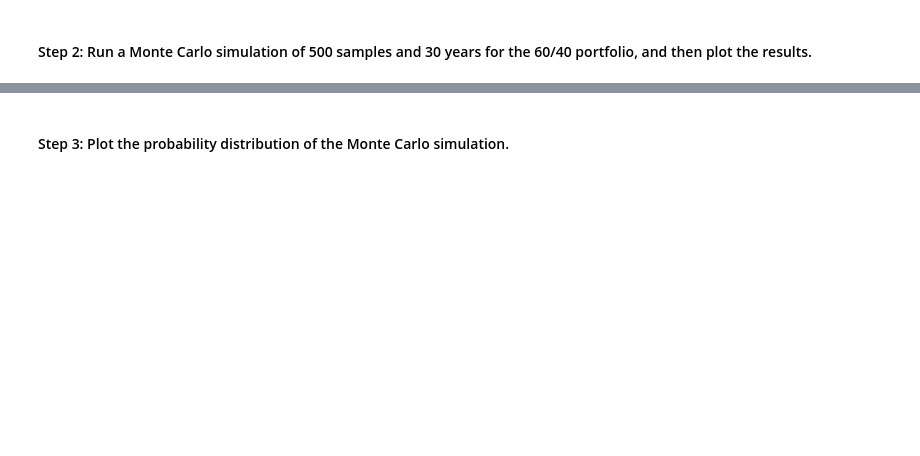
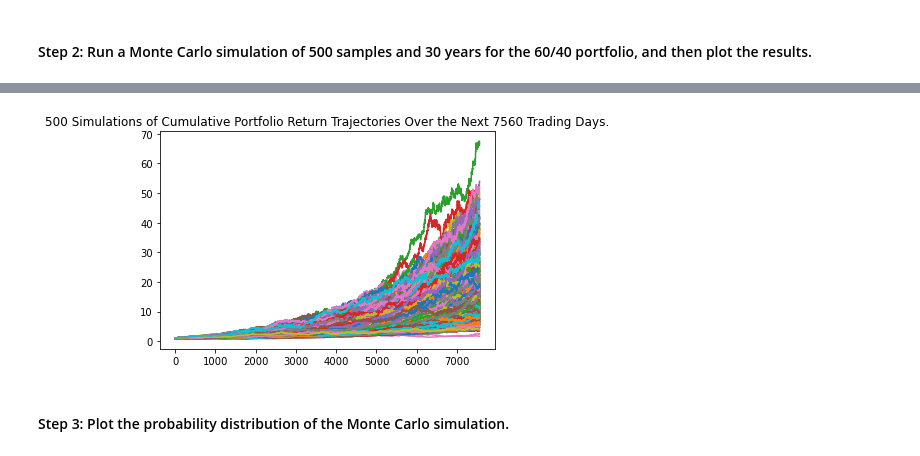
Before and after one commit to lindseyhardouin/Challenge_5, a Jupyter notebook: financial_planning_tools.ipynb, the cells around one changed output, grey strips where cells are left out. Drawn from its saved outputs; the diff is of its cells as text; code cells hidden in the pictures; blank space fills up the shorter version.

Commit message:
Create a Monte Carlo Simulation.

```diff
--- a/financial_planning_tools.ipynb
+++ b/financial_planning_tools.ipynb
@@ -483,19 +484,30 @@ In this section, you’ll use the MCForecastTools library to create a Monte Carl
 # %%
 # Set start and end dates of 3 years back from your current date
 # Alternatively, you can use an end date of 2020-08-07 and work 3 years back from that date
-# YOUR CODE HERE
-# YOUR CODE HERE
+
+start_date = pd.Timestamp("2018-10-22", tz="America/New_York").isoformat()
+end_date = pd.Timestamp("2021-10-22", tz="America/New_York").isoformat()
+
 
 # Set number of rows to 1000 to retrieve the maximum amount of rows
-# YOUR CODE HERE
+
+limit_rows = 1000
 # %%
 # Use the Alpaca get_barset function to make the API call to get the 3 years worth of pricing data
 # The tickers and timeframe parameters should have been set in Part 1 of this activity
 # The start and end dates should be updated with the information set above
 # Remember to add the df property to the end of the call so the response is returned as a DataFrame
-# YOUR CODE HERE
+
+historical_prices_df = alpaca.get_barset(
+    tickers,
+    timeframe,
+    start=start_date,
+    end=end_date,
+    limit=limit_rows
+).df
 
 
 # Display both the first and last five rows of the DataFrame
-# YOUR CODE HERE
-# YOUR CODE HERE
+
+display(historical_prices_df.head())
+display(historical_prices_df.tail())
@@ -505,7 +534,15 @@ In this section, you’ll use the MCForecastTools library to create a Monte Carl
 # Configure the Monte Carlo simulation to forecast 30 years cumulative returns
 # The weights should be split 40% to AGG and 60% to SPY.
 # Run 500 samples.
-# YOUR CODE HERE
+
+MC_60_40_weight = MCSimulation(
+    portfolio_data = historical_prices_df,
+    weights = [.60, .40],
+    num_simulation = 500,
+    num_trading_days = 252*30
+)
+
 
 # Review the simulation input data
-# YOUR CODE HERE
+
+MC_60_40_weight.portfolio_data.head()
@@ -515,7 +593,10 @@ In this section, you’ll use the MCForecastTools library to create a Monte Carl
 # %%
 # Visualize the 30-year Monte Carlo simulation by creating an
 # overlay line plot
-# YOUR CODE HERE
+
+weight_60_40_line_plot = MC_60_40_weight.plot_simulation()
+# %% [output]
+[figure, added]
 # %% [markdown]
 #### Step 3: Plot the probability distribution of the Monte Carlo simulation.
 # %%
```
Also changed, not shown: parts of 8 cells of this notebook.
